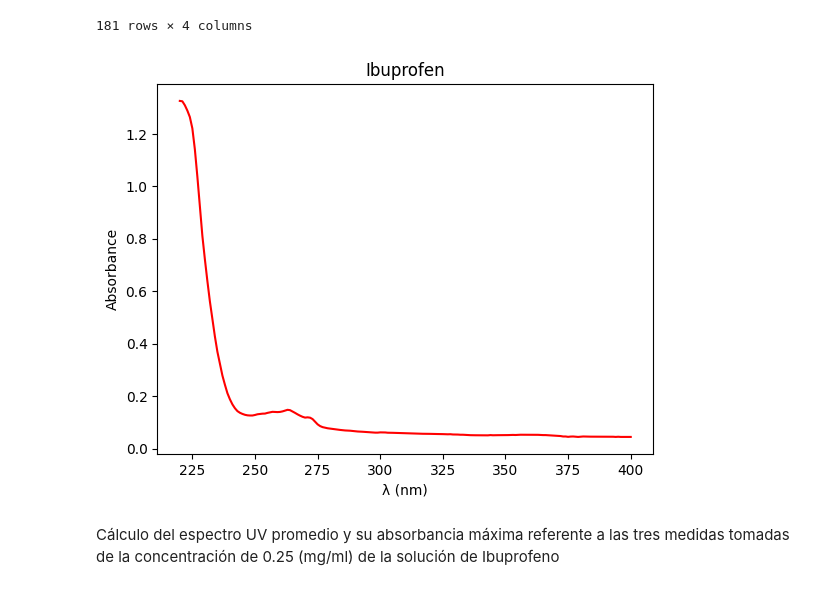
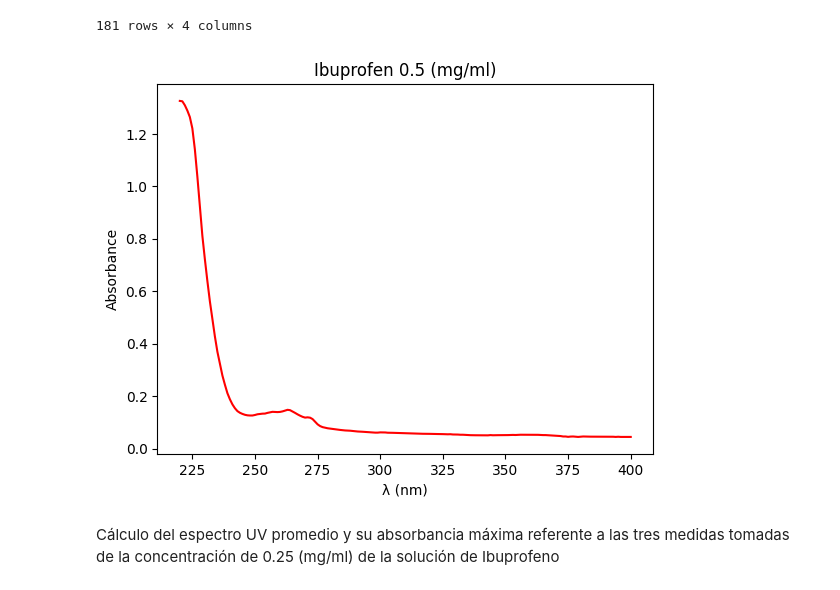
Before and after one commit to FelipeOcampo03/progamacioning, a Jupyter notebook: ProyectoProgramacionIng.ipynb, the cells around one changed output. Drawn from its saved outputs; the diff is of its cells as text; code cells hidden in the pictures.

```diff
--- a/ProyectoProgramacionIng.ipynb
+++ b/ProyectoProgramacionIng.ipynb
@@ -79,13 +79,13 @@ C2AbsMax= max(C2)
 # %%
 #Graficamos el Espectro UV del Ibuprofeno en una conentración de 0,7 mg/ml
 plt.figure()
 plt.plot(wavelength, C2, color='red', linestyle='solid')
-plt.title('Ibuprofen')
+plt.title('Ibuprofen 0.5 (mg/ml)')
 plt.xlabel('λ (nm)')
 plt.ylabel('Absorbance')
 plt.show()
 # %% [output]
-[figure, old version]
+[figure, new version]
 # %% [markdown]
 Cálculo del espectro UV promedio y su absorbancia máxima referente a las tres medidas tomadas de la concentración de 0.25 (mg/ml) de la solución de Ibuprofeno
 # %%
```
Also changed, not shown: parts of 5 cells of this notebook.
